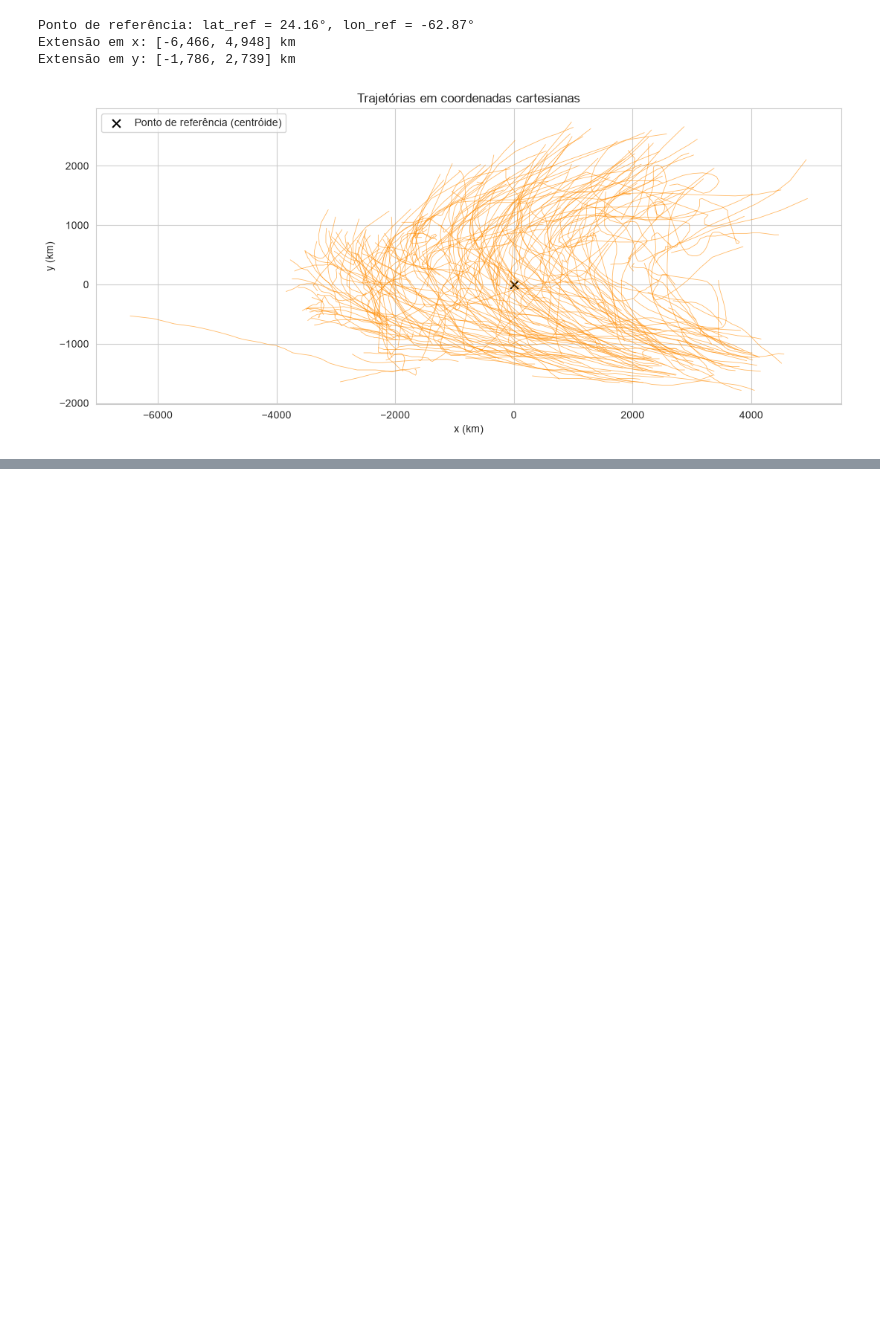
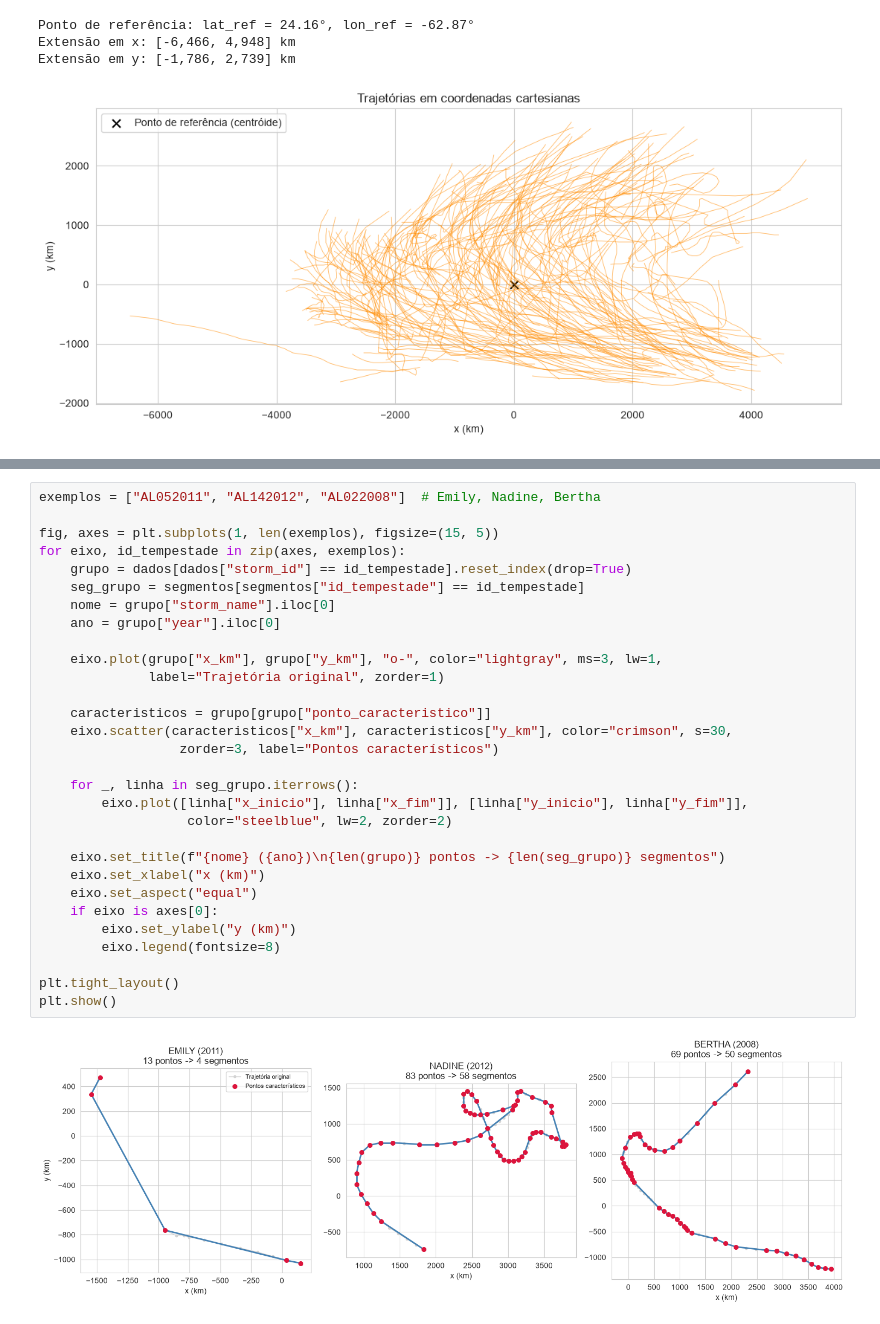
Before and after one commit to HerikDR/Algoritmo-TRACLUS, a Jupyter notebook: traclus_hurdat.ipynb, the cells around one changed output, grey strips where cells are left out. Drawn from its saved outputs; the diff is of its cells as text; blank space fills up the shorter version.

```diff
--- a/traclus_hurdat.ipynb
+++ b/traclus_hurdat.ipynb
@@ -267,0 +362,32 @@ Extensão em y: [-1,786, 2,739] km
+# %%
+exemplos = ["AL052011", "AL142012", "AL022008"]  # Emily, Nadine, Bertha
+
+fig, axes = plt.subplots(1, len(exemplos), figsize=(15, 5))
+for eixo, id_tempestade in zip(axes, exemplos):
+    grupo = dados[dados["storm_id"] == id_tempestade].reset_index(drop=True)
+    seg_grupo = segmentos[segmentos["id_tempestade"] == id_tempestade]
+    nome = grupo["storm_name"].iloc[0]
+    ano = grupo["year"].iloc[0]
+
+    eixo.plot(grupo["x_km"], grupo["y_km"], "o-", color="lightgray", ms=3, lw=1,
+              label="Trajetória original", zorder=1)
+
+    caracteristicos = grupo[grupo["ponto_caracteristico"]]
+    eixo.scatter(caracteristicos["x_km"], caracteristicos["y_km"], color="crimson", s=30,
+                  zorder=3, label="Pontos característicos")
+
+    for _, linha in seg_grupo.iterrows():
+        eixo.plot([linha["x_inicio"], linha["x_fim"]], [linha["y_inicio"], linha["y_fim"]],
+                   color="steelblue", lw=2, zorder=2)
+
+    eixo.set_title(f"{nome} ({ano})\n{len(grupo)} pontos -> {len(seg_grupo)} segmentos")
+    eixo.set_xlabel("x (km)")
+    eixo.set_aspect("equal")
+    if eixo is axes[0]:
+        eixo.set_ylabel("y (km)")
+        eixo.legend(fontsize=8)
+
+plt.tight_layout()
+plt.show()
+# %% [output]
+[figure, added]
```
Also changed, not shown: parts of 12 cells of this notebook.
